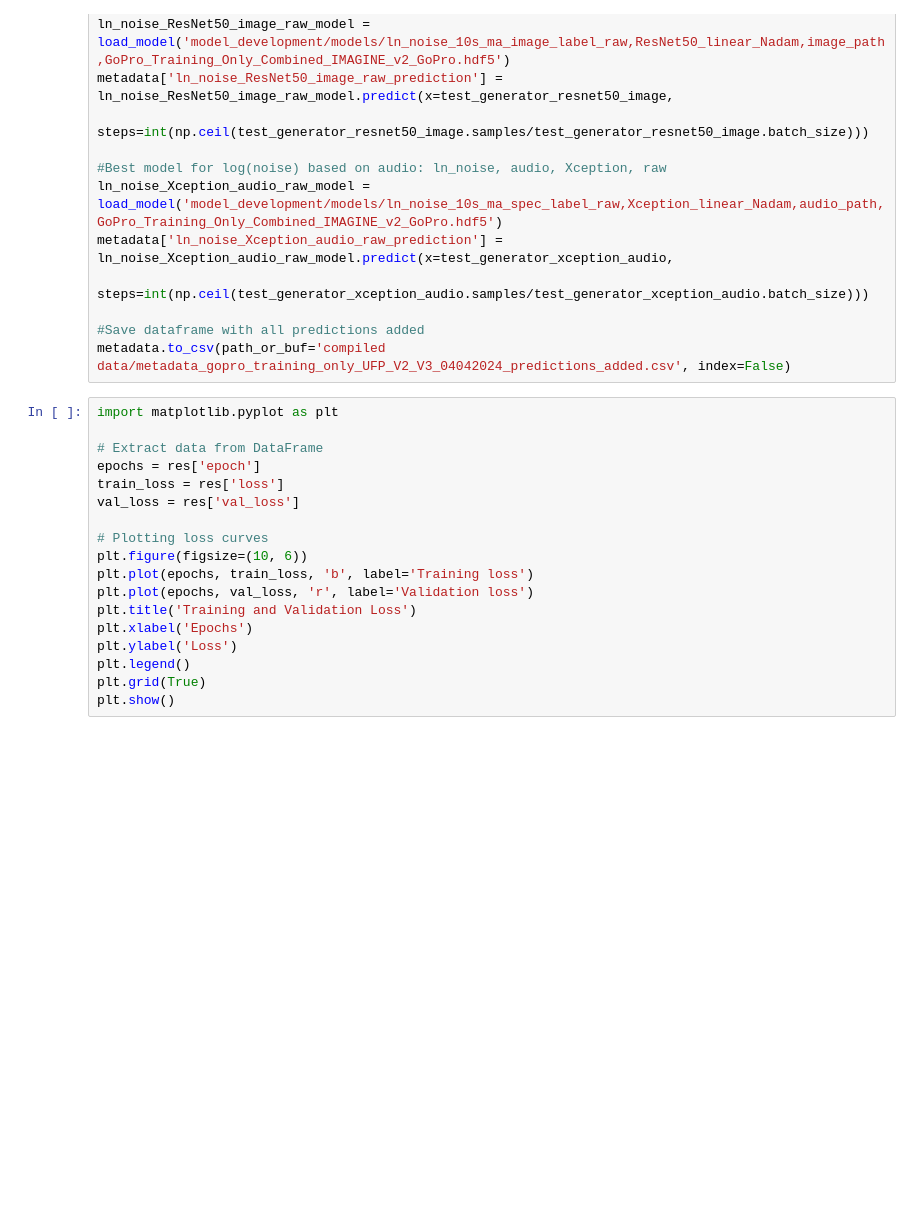
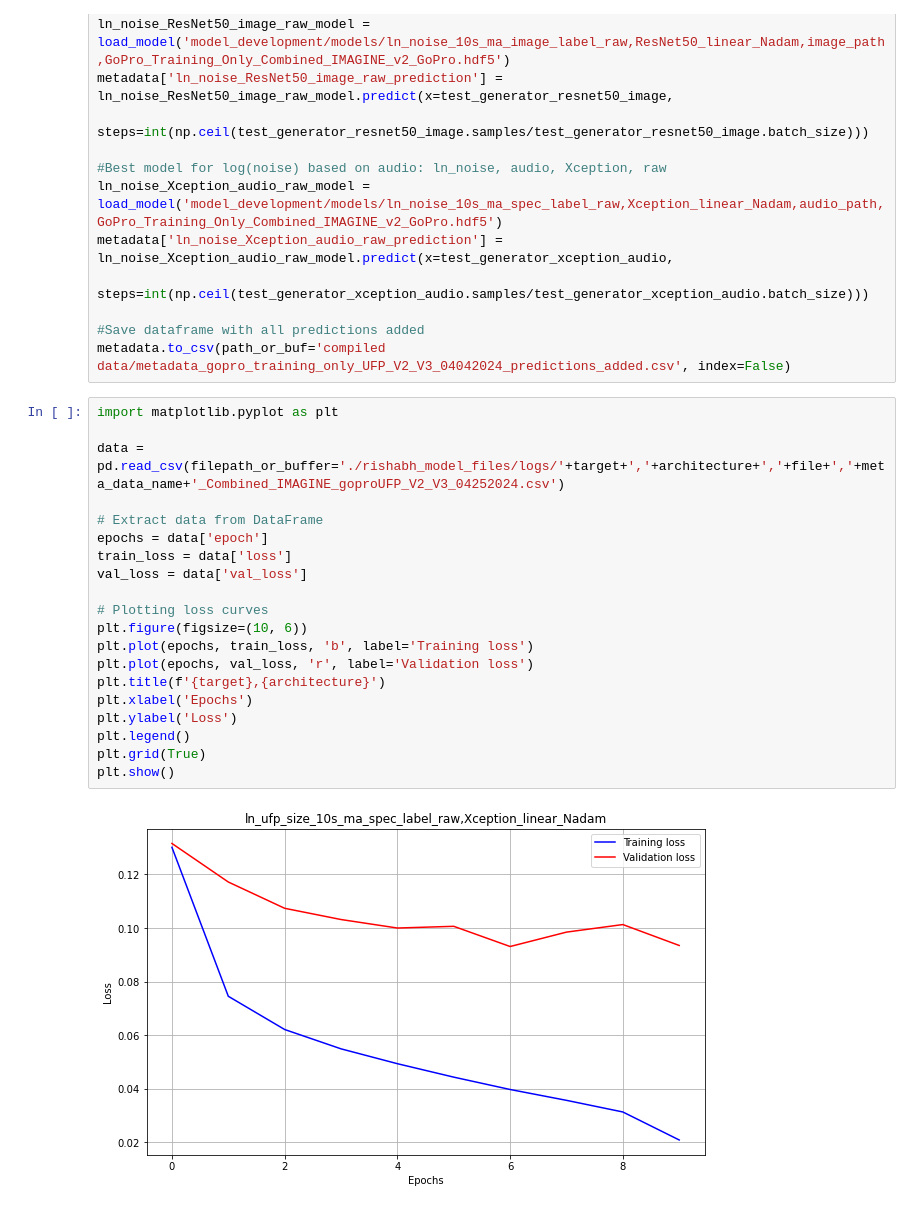
Before and after one commit to Rishabh42/IMAGINE-project, a Jupyter notebook: Code for v2 & v3 models.ipynb, the cells around one changed output. Cells and saved outputs as stored; diff of their text form; blank space fills up the shorter version.

```diff
--- a/Code for v2 & v3 models.ipynb
+++ b/Code for v2 & v3 models.ipynb
@@ -563,18 +644,22 @@ metadata.to_csv(path_or_buf='compiled data/metadata_gopro_training_only_UFP_V2_V
 # %%
 import matplotlib.pyplot as plt
 
+data = pd.read_csv(filepath_or_buffer='./rishabh_model_files/logs/'+target+','+architecture+','+file+','+meta_data_name+'_Combined_IMAGINE_goproUFP_V2_V3_04252024.csv')
+
 # Extract data from DataFrame
-epochs = res['epoch']
-train_loss = res['loss']
-val_loss = res['val_loss']
+epochs = data['epoch']
+train_loss = data['loss']
+val_loss = data['val_loss']
 
 # Plotting loss curves
 plt.figure(figsize=(10, 6))
 plt.plot(epochs, train_loss, 'b', label='Training loss')
 plt.plot(epochs, val_loss, 'r', label='Validation loss')
-plt.title('Training and Validation Loss')
+plt.title(f'{target},{architecture}')
 plt.xlabel('Epochs')
 plt.ylabel('Loss')
 plt.legend()
 plt.grid(True)
 plt.show()
+# %% [output]
+[figure, added]
```
Also changed, not shown: parts of 9 cells of this notebook.
